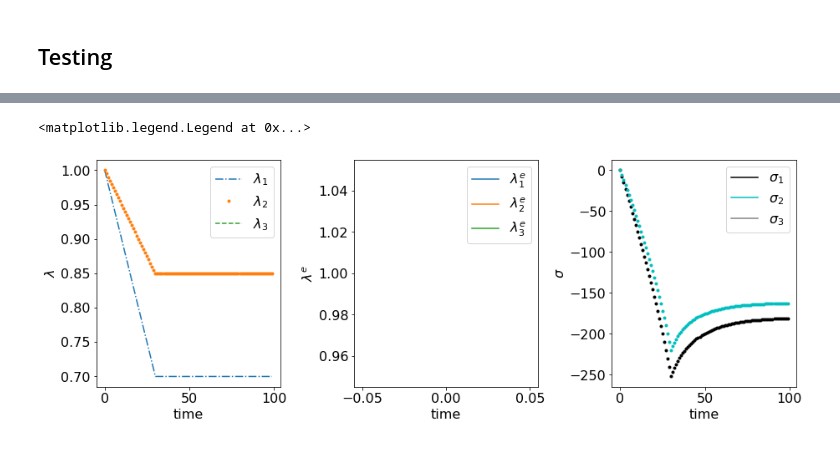
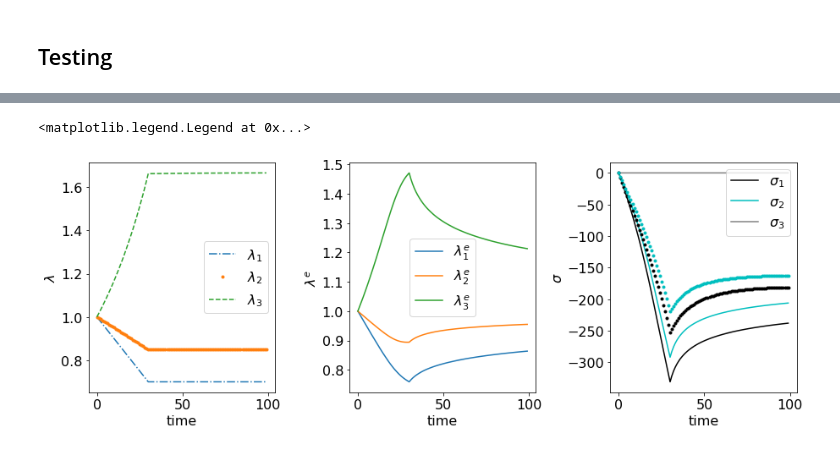
Before and after one commit to VatsalSy/nvisco, a Jupyter notebook: nvisco.ipynb, the cells around one changed output, grey strips where cells are left out. Saved outputs shown, nothing was run; the diff lists cells and outputs as text; code cells hidden in the pictures.

```diff
--- a/nvisco.ipynb
+++ b/nvisco.ipynb
@@ -159,6 +169,7 @@ def sigma33(inputs):
 dsigma33 = grad(sigma33)
 # %%
 def yprime(y, t, lm1dot, lm2dot, tpeak, params):
+    Psi_eq_params, Psi_neq_params, Phi_params = params
     lm1, lm2, lm3, lm1e, lm2e, lm3e = y
 
     true_fun  = lambda t: np.array([lm1dot, lm2dot])
@@ -166,12 +177,14 @@ def yprime(y, t, lm1dot, lm2dot, tpeak, params):
     lm1dot, lm2dot = cond(t<tpeak, true_fun, false_fun, t)
 
     tau_A = tau_NEQ(lm1e, lm2e, lm3e)
-    dphidtaui = dPhi(tau_A, params)
+    tau_A = tau_NEQ_NODE(lm1e, lm2e, lm3e, Psi_neq_params)
+    tau_A = np.array([tau_A[0,0], tau_A[1,1], tau_A[2,2]])
+    dphidtaui = dPhi(tau_A, Phi_params)
     # dphidtaui = dphidtaui_gov(tau_A)
     lm1edot = (lm1dot/lm1 - 0.5*dphidtaui[0])*lm1e
     lm2edot = (lm2dot/lm2 - 0.5*dphidtaui[1])*lm2e
 
-    d = dsigma33([lm1,lm2,lm3,lm1e,lm2e,lm3e])
+    d = dsigma33([lm1,lm2,lm3,lm1e,lm2e,lm3e], params)
     A = -(d[0]*lm1dot + d[1]*lm2dot + d[3]*lm1edot + d[4]*lm2edot)/d[2]
     B = -d[5]/d[2]
 
@@ -200,7 +213,7 @@ def biaxial_visco(params, time, lm1, lm2):
     y0 = [1.0,1.0,1.0,1.0,1.0,1.0]
     lm1, lm2, lm3, lm1e, lm2e, lm3e = odeint(yprime2, y0, time)
 
-    sig = getsigma([lm1,lm2,lm3,lm1e,lm2e,lm3e])
+    sig = getsigma([lm1,lm2,lm3,lm1e,lm2e,lm3e], params)
     return sig, lm3, lm1e, lm2e, lm3e
 # %%
 @jit
@@ -262,7 +272,12 @@ with open('training_data/gov_data.npy','rb') as f:
 with open('saved/phi_norm_w.npy', 'rb') as f:
     [inp_mean, inp_stdv, out_mean, out_stdv] = pickle.load(f)
 with open('saved/phi_params.npy', 'rb') as f:
-    params = pickle.load(f)
+    Phi_params = pickle.load(f)
+with open('saved/Psi_eq_params.npy', 'rb') as f:
+    Psi_eq_params = pickle.load(f)
+with open('saved/Psi_eq_params.npy', 'rb') as f:
+    Psi_neq_params = pickle.load(f)
+params = (Psi_eq_params, Psi_neq_params, Phi_params)
 # %%
 opt_init, opt_update, get_params = optimizers.adam(1.e-6)
 opt_state = opt_init(params)
@@ -272,9 +304,14 @@ params, train_loss, val_loss = train(loss, time, lmb_x, lmb_y, sgm_x, sgm_y, opt
 ## Testing
 # %%
 with open('saved/phi_params.npy', 'rb') as f:
-    params = pickle.load(f)
+    Phi_params = pickle.load(f)
+with open('saved/Psi_eq_params.npy', 'rb') as f:
+    Psi_eq_params = pickle.load(f)
+with open('saved/Psi_eq_params.npy', 'rb') as f:
+    Psi_neq_params = pickle.load(f)
 with open('training_data/gov_data.npy','rb') as f:
     time, lmb_x, lmb_y, sgm_x, sgm_y = onp.load(f)
+params = [Psi_eq_params, Psi_neq_params, Phi_params]
 
 j = 5
 t = time[j]
@@ -312,31 +375,31 @@ ax[2].legend(loc='upper right')
 # %%
 with open('saved/phi_params_retrained.npy', 'rb') as f:
-    params = pickle.load(f)
+    Phi_params = pickle.load(f)
 
-sig,lm3,lm1e,lm2e,lm3e = biaxial_visco(params, t, lm1, lm2)
+sig,lm3,lm1e,lm2e,lm3e = biaxial_visco(Phi_params, t, lm1, lm2)
 
 fig, ax = plt.subplots(1,3, figsize=(15,5))
 fig.subplots_adjust(wspace=0.4)
 
 ax[0].plot(t,  lm1, '-.',label='$\lambda_1$')
 ax[0].plot(t,  lm2, '.',label='$\lambda_2$')
 ax[0].plot(t,  lm3, '--',label='$\lambda_3$')
 ax[0].set(xlabel='time', ylabel='$\lambda$')
 ax[0].legend()
 
 ax[1].plot(t, lm1e, label='$\lambda_1^e$')
 ax[1].plot(t, lm2e, label='$\lambda_2^e$')
 ax[1].plot(t, lm3e, label='$\lambda_3^e$')
 ax[1].set(xlabel='time', ylabel='$\lambda^e$')
 ax[1].legend()
 
 ax[2].plot(t,sig[:,0,0], 'k-',label='$\sigma_1$')
 ax[2].plot(t,sig[:,1,1], 'c-',label='$\sigma_2$')
 ax[2].plot(t,sig[:,2,2], 'gray',label='$\sigma_3$')
 ax[2].plot(t,sigx, 'k.')
 ax[2].plot(t,sigy, 'c.')
 ax[2].set(xlabel='time', ylabel='$\sigma$')
 ax[2].legend(loc='upper right')
 # %% [output]
 <matplotlib.legend.Legend at 0x...>
-[figure, old version]
+[figure, new version]
```
Also changed, not shown: parts of 8 cells of this notebook, 19 other files.
